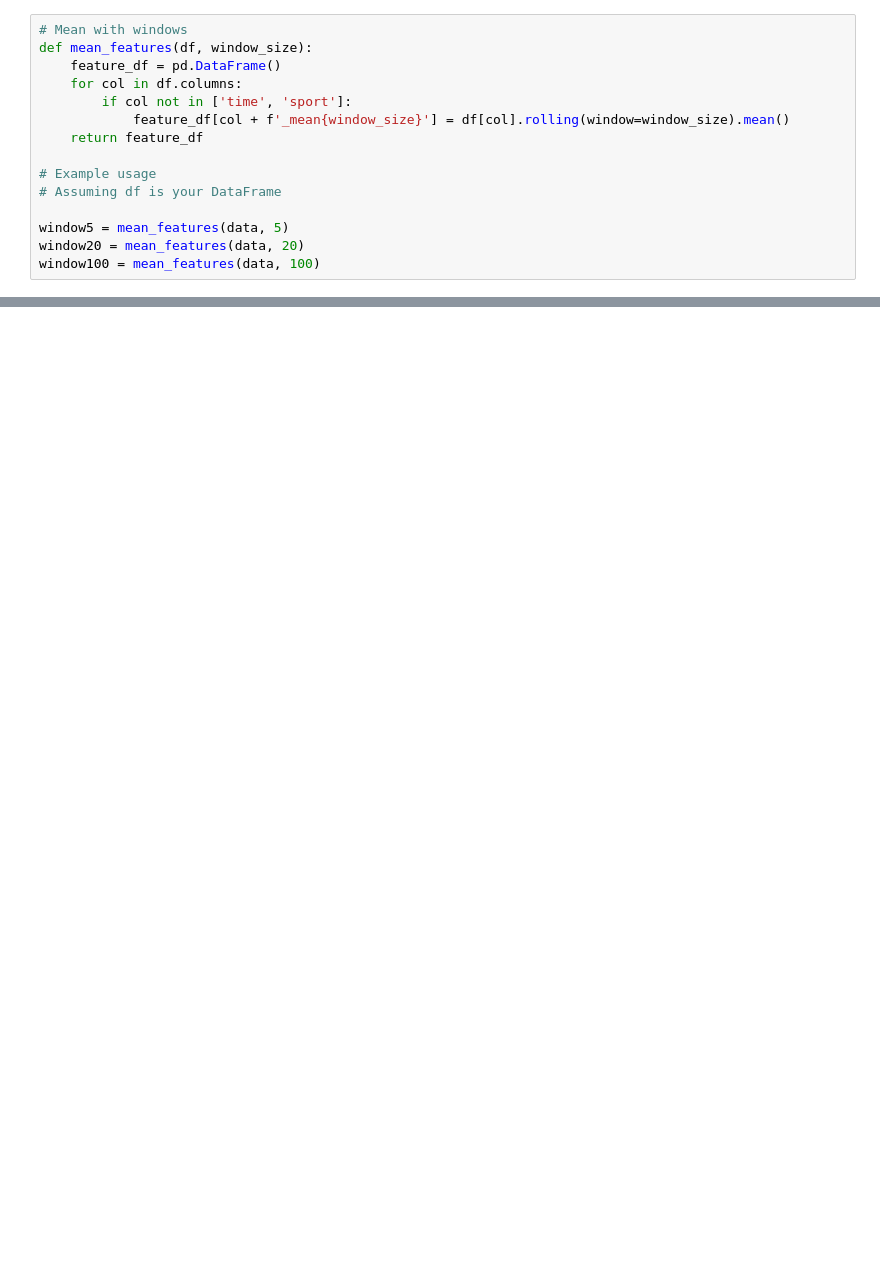
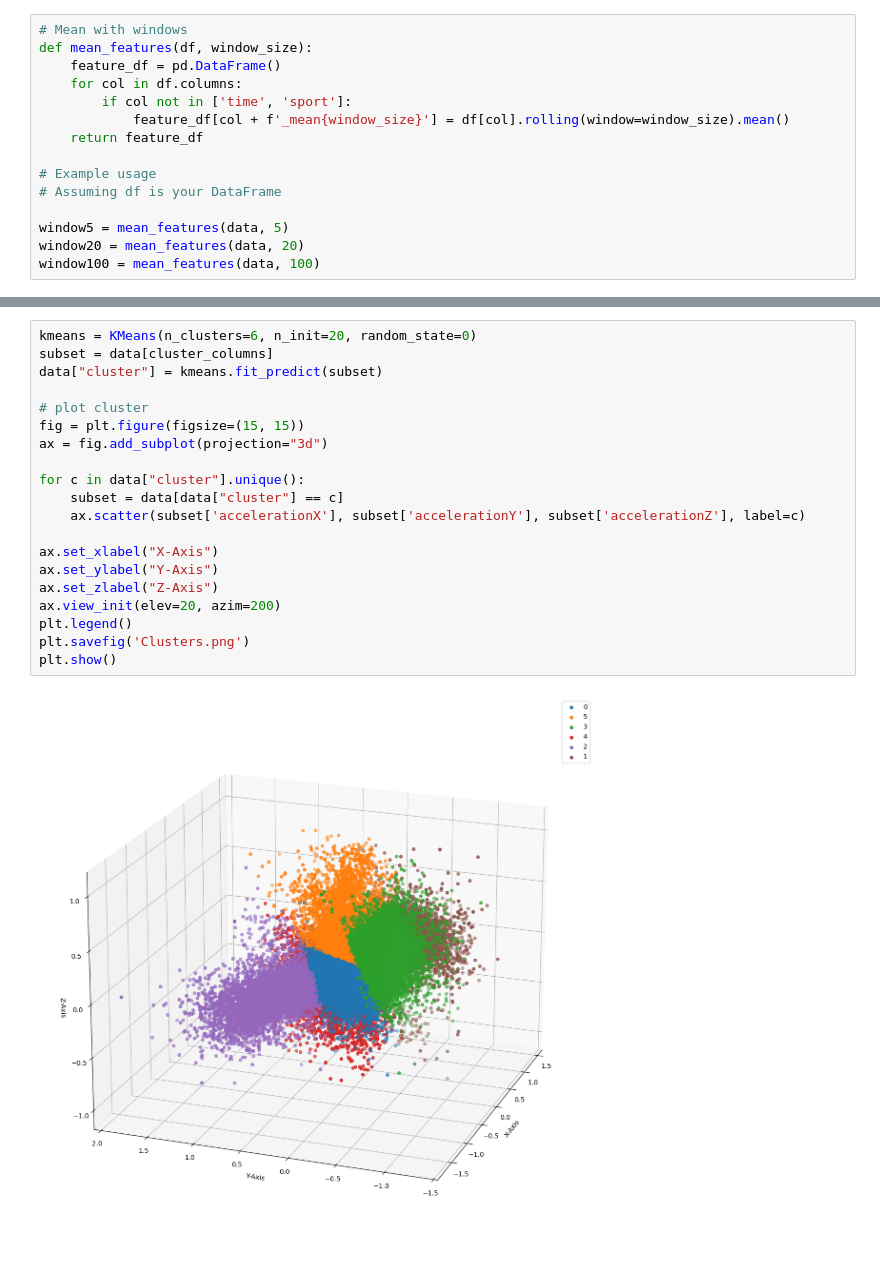
Before and after one commit to Alvarodelamaza/fitness_ml, a Jupyter notebook: feature_engineering.ipynb, the cells around one changed output, grey strips where cells are left out. Drawn from its saved outputs; the diff is of its cells as text; blank space fills up the shorter version.

```diff
--- a/feature_engineering.ipynb
+++ b/feature_engineering.ipynb
@@ -208,0 +213,22 @@ interpolated_features_df
+# %%
+kmeans = KMeans(n_clusters=6, n_init=20, random_state=0)
+subset = data[cluster_columns]
+data["cluster"] = kmeans.fit_predict(subset)
+
+# plot cluster
+fig = plt.figure(figsize=(15, 15))
+ax = fig.add_subplot(projection="3d")
+
+for c in data["cluster"].unique():
+    subset = data[data["cluster"] == c]
+    ax.scatter(subset['accelerationX'], subset['accelerationY'], subset['accelerationZ'], label=c)
+
+ax.set_xlabel("X-Axis")
+ax.set_ylabel("Y-Axis")
+ax.set_zlabel("Z-Axis")
+ax.view_init(elev=20, azim=200)
+plt.legend()
+plt.savefig('Clusters.png')
+plt.show()
+# %% [output]
+[figure, added]
```
Also changed, not shown: parts of 15 cells of this notebook, 4 other files.
